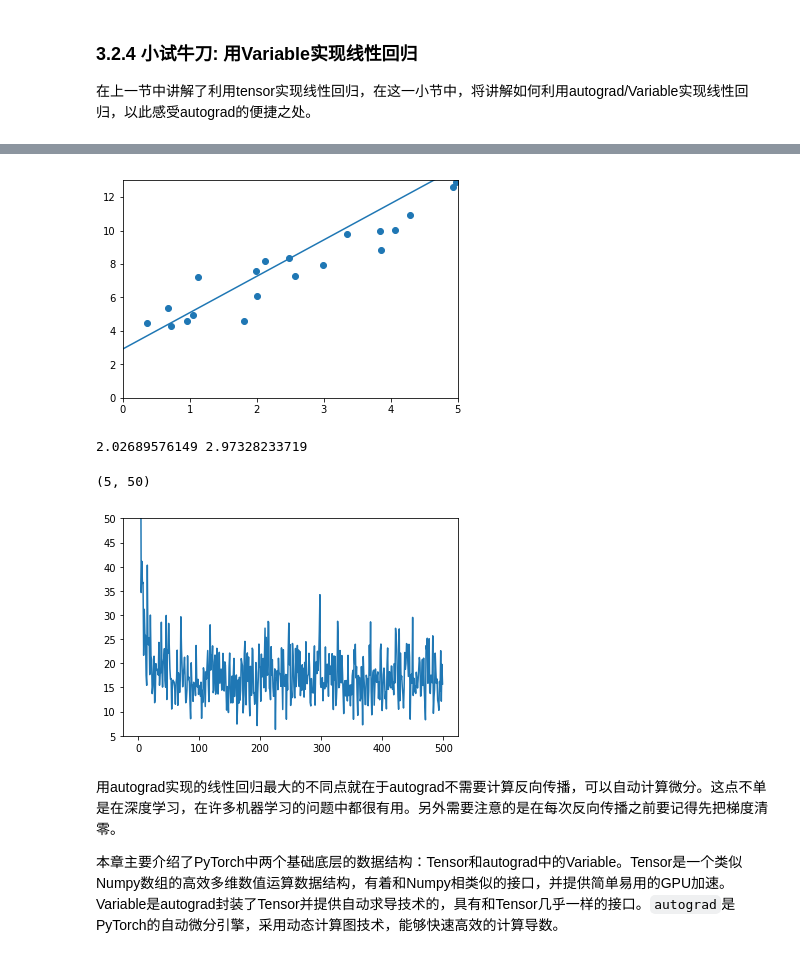
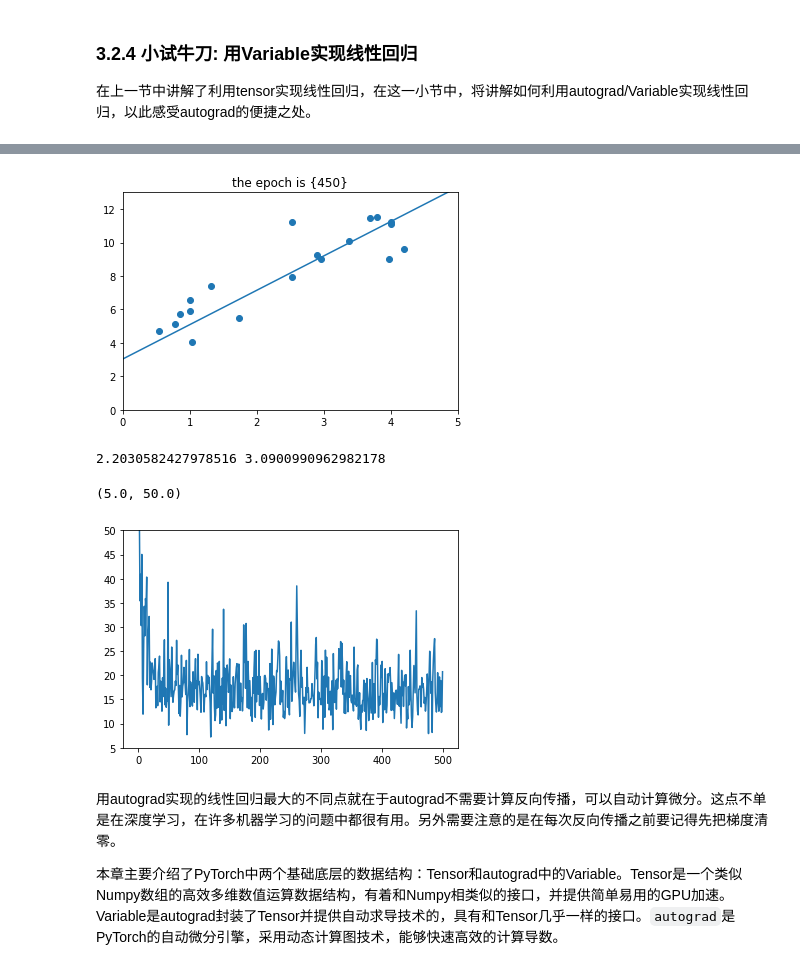
Before and after one commit to 593903762/shenduxuexikuangjia_pytorch, a Jupyter notebook: chapter03-tensor_and_autograd/Autograd.ipynb, the cells around one changed output, grey strips where cells are left out. Drawn from its saved outputs; the diff is of its cells as text; code cells hidden in the pictures.

```diff
--- a/chapter03-tensor_and_autograd/Autograd.ipynb
+++ b/chapter03-tensor_and_autograd/Autograd.ipynb
@@ -630,42 +724,47 @@ for ii in range(500):
     loss = loss.sum()
     losses[ii] = loss.item()
 
     # backward：手动计算梯度
     loss.backward()
 
     # 更新参数
     w.data.sub_(lr * w.grad.data)
     b.data.sub_(lr * b.grad.data)
 
     # 梯度清零
     w.grad.data.zero_()
     b.grad.data.zero_()
 
     if ii%50 ==0:
         # 画图
+
+        x2, y2 = get_fake_data(batch_size=20)
         display.clear_output(wait=True)
         x = t.arange(0, 6).view(-1, 1).float()
         y = x.mm(w.data) + b.data.expand_as(x)
         plt.plot(x.numpy(), y.numpy()) # predicted
+#         y = x2.mm(w.data) + b.data.expand_as(x2)
+#         plt.plot(x2.numpy(), y.numpy()) # predicted
 
-        x2, y2 = get_fake_data(batch_size=20)
+
+        plt.title('the epoch is {%d}' % ii)
         plt.scatter(x2.numpy(), y2.numpy()) # true data
 
         plt.xlim(0,5)
         plt.ylim(0,13)
         plt.show()
         plt.pause(0.5)
 
 print(w.item(), b.item())
 # %% [output]
-[figure, old version]
+[figure, new version]
-2.02689576149 2.97328233719
+2.2030582427978516 3.0900990962982178
 # %%
 plt.plot(losses)
 plt.ylim(5,50)
 # %% [output]
-(5, 50)
+(5.0, 50.0)
-[figure, old version]
+[figure, new version]
 # %% [markdown]
 用autograd实现的线性回归最大的不同点就在于autograd不需要计算反向传播，可以自动计算微分。这点不单是在深度学习，在许多机器学习的问题中都很有用。另外需要注意的是在每次反向传播之前要记得先把梯度清零。
 
```
Also changed, not shown: parts of 37 cells of this notebook, 4 other files.
